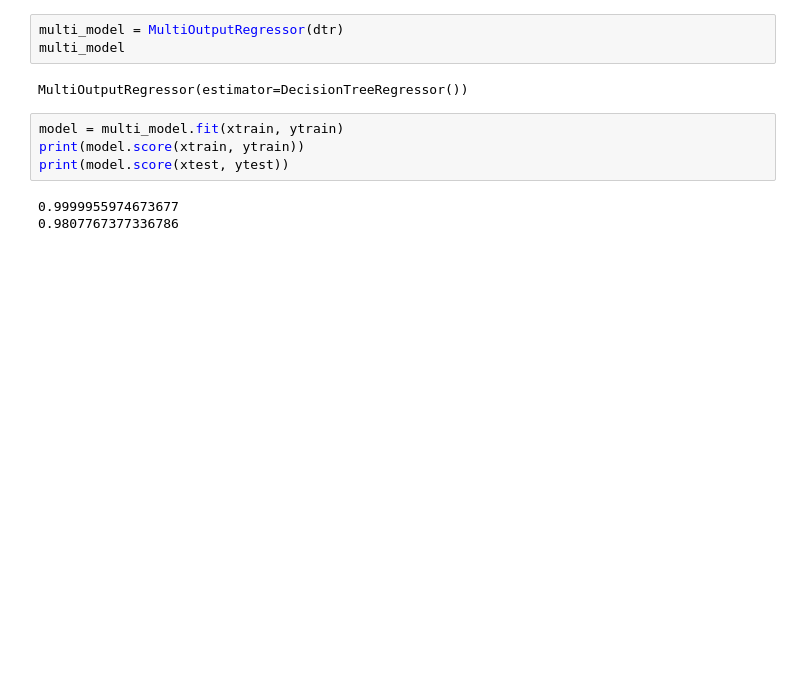
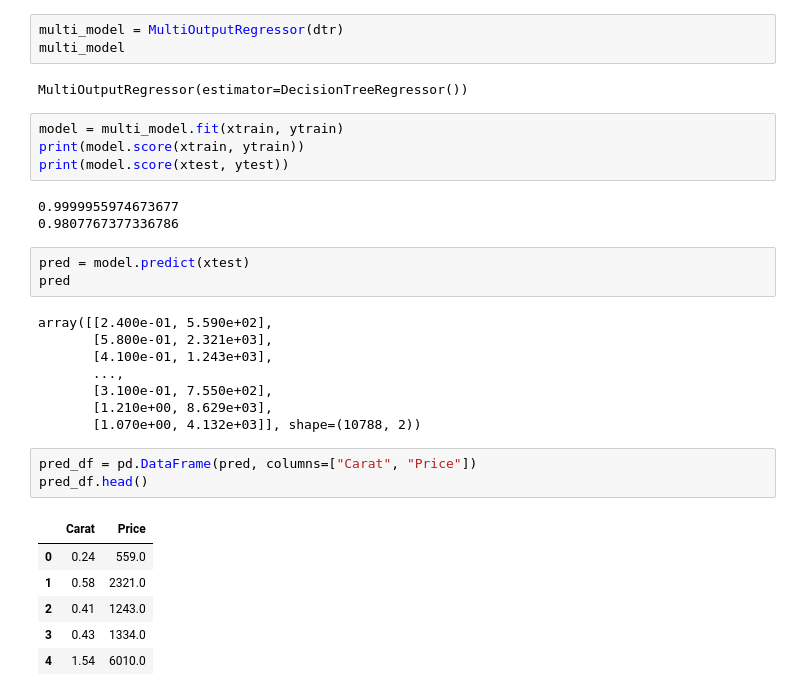
Before and after one commit to Md-Maruf-1727/dimensionality-reduction, a Jupyter notebook: multiple_output.ipynb, the cells around one changed output. Saved outputs shown, nothing was run; the diff lists cells and outputs as text; blank space fills up the shorter version.

```diff
--- a/multiple_output.ipynb
+++ b/multiple_output.ipynb
@@ -110,3 +110,24 @@ print(model.score(xtest, ytest))
 # %% [output]
 0.9999955974673677
 0.9807767377336786
+# %%
+pred = model.predict(xtest)
+pred
+# %% [output]
+array([[2.400e-01, 5.590e+02],
+       [5.800e-01, 2.321e+03],
+       [4.100e-01, 1.243e+03],
+       ...,
+       [3.100e-01, 7.550e+02],
+       [1.210e+00, 8.629e+03],
+       [1.070e+00, 4.132e+03]], shape=(10788, 2))
+# %%
+pred_df = pd.DataFrame(pred, columns=["Carat", "Price"])
+pred_df.head()
+# %% [output]
+|  | Carat | Price |
+| 0 | 0.24 | 559.0 |
+| 1 | 0.58 | 2321.0 |
+| 2 | 0.41 | 1243.0 |
+| 3 | 0.43 | 1334.0 |
+| 4 | 1.54 | 6010.0 |
```
Also changed, not shown: 3 other files.
